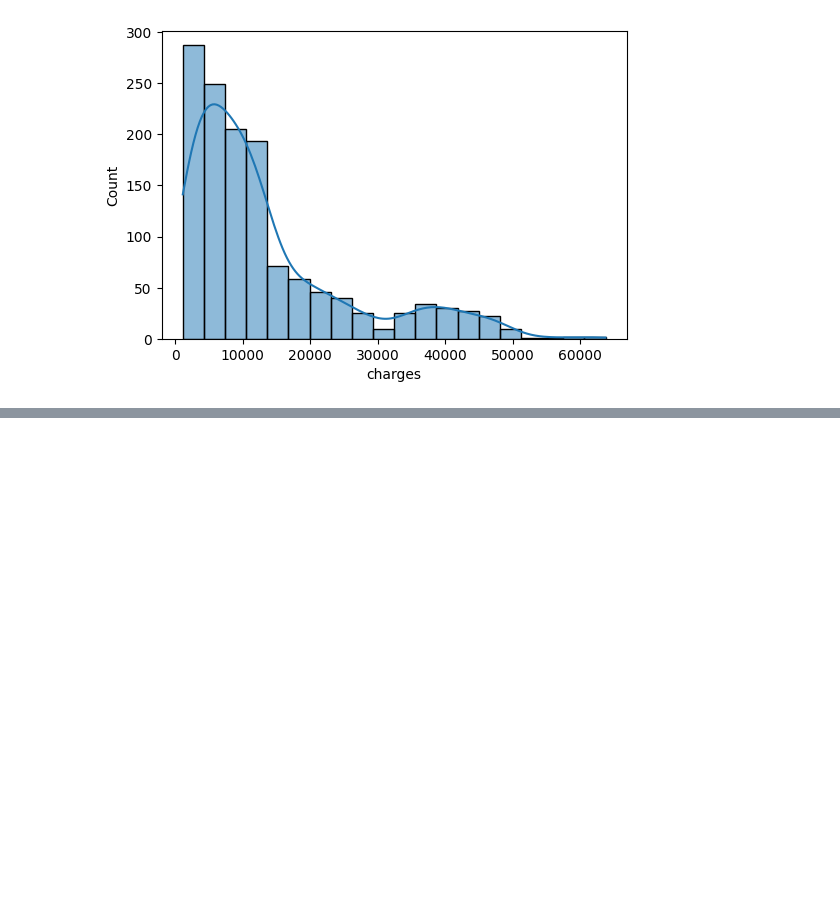
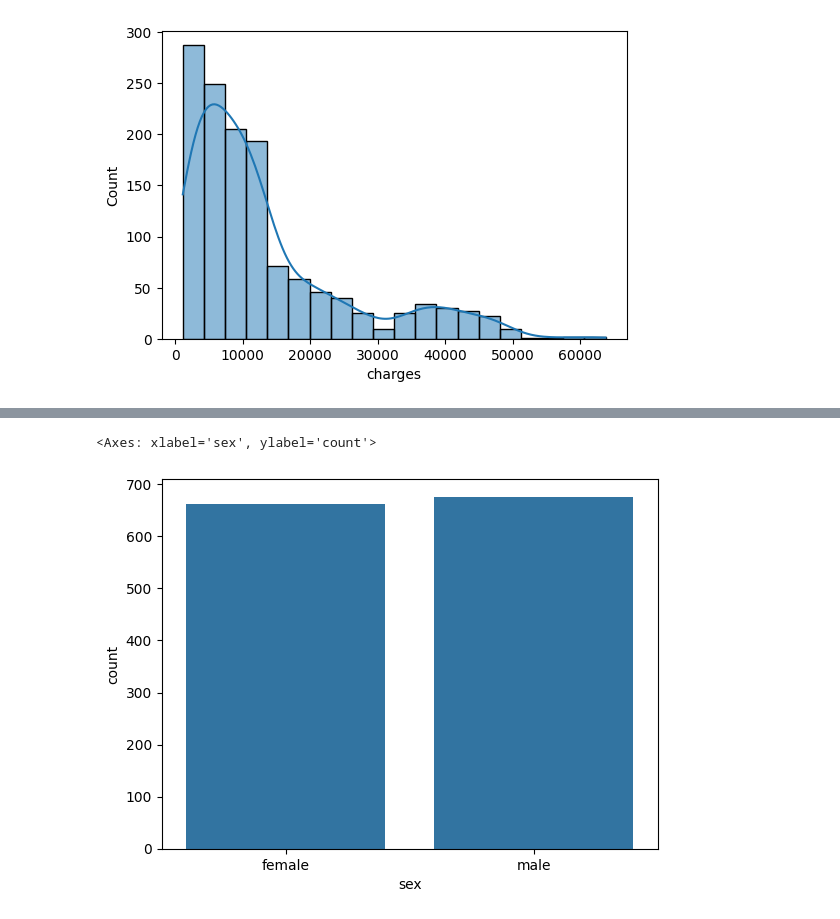
Before and after one commit to x-shakuni/machine-learning-projects, a Jupyter notebook: Supervised Machine Learning/insurance/insurance_EDA.ipynb, the cells around one changed output, grey strips where cells are left out. Cells and saved outputs as stored; diff of their text form; code cells hidden in the pictures; blank space fills up the shorter version.

```diff
--- a/Supervised Machine Learning/insurance/insurance_EDA.ipynb
+++ b/Supervised Machine Learning/insurance/insurance_EDA.ipynb
@@ -79,0 +85,5 @@ for col in numeric_columns:
+# %%
+sns.countplot(x=data['sex'])
+# %% [output]
+<Axes: xlabel='sex', ylabel='count'>
+[figure, added]
```
Also changed, not shown: parts of 34 cells of this notebook.
